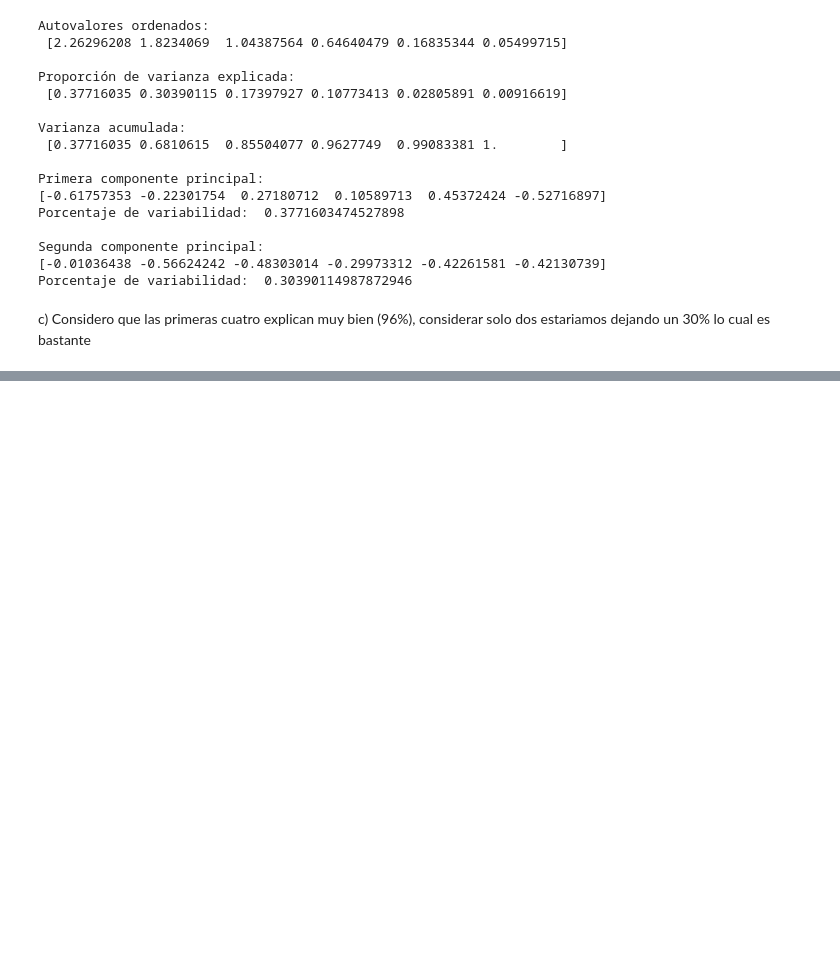
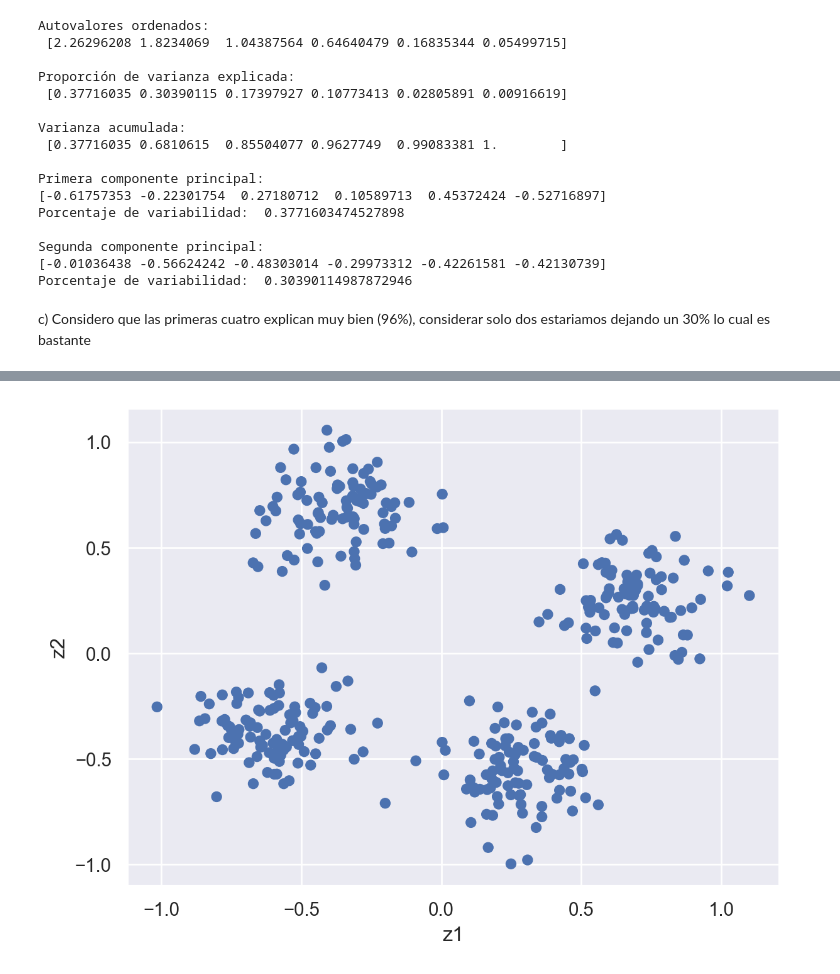
Before and after one commit to Gabrielnm7/Laboratorio-de-Datos1C24, a Jupyter notebook: Practicas/practica8.ipynb, the cells around one changed output, grey strips where cells are left out. Cells and saved outputs as stored; diff of their text form; code cells hidden in the pictures; blank space fills up the shorter version.

```diff
--- a/Practicas/practica8.ipynb
+++ b/Practicas/practica8.ipynb
@@ -502,0 +708,7 @@ c) Considero que las primeras cuatro explican muy bien (96%), considerar solo do
+# %%
+# Aplicamos PCA con 2 componentes principales
+pca = PCA(n_components=2)
+calidad_pca = pca.fit_transform(calidad)
+
+calidad_pca = pd.DataFrame(calidad_pca, columns=['z1', 'z2'])
+calidad_pca.head()
@@ -502,0 +722,7 @@ c) Considero que las primeras cuatro explican muy bien (96%), considerar solo do
+# %%
+(
+    so.Plot(data=calidad_pca, x="z1", y="z2")
+    .add(so.Dot())
+)
+# %% [output]
+[figure, added]
```
Also changed, not shown: parts of 30 cells of this notebook.
